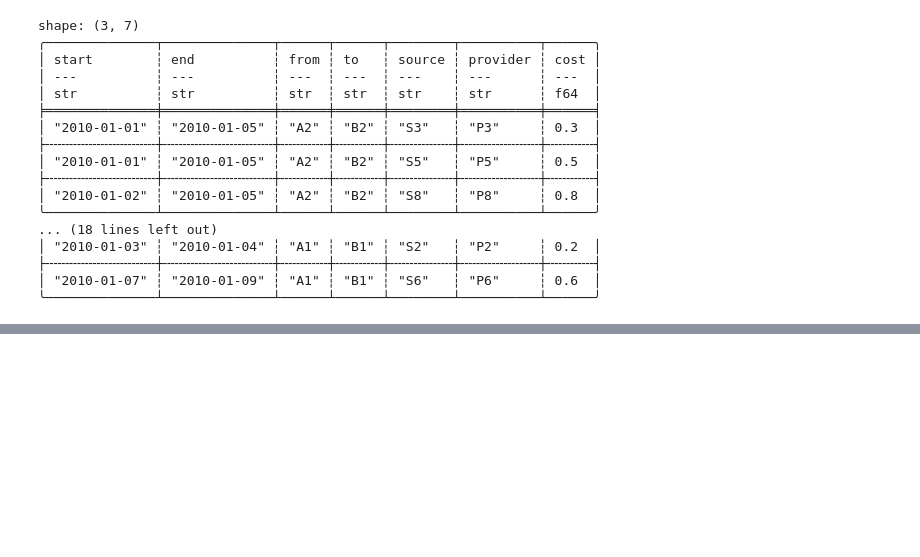
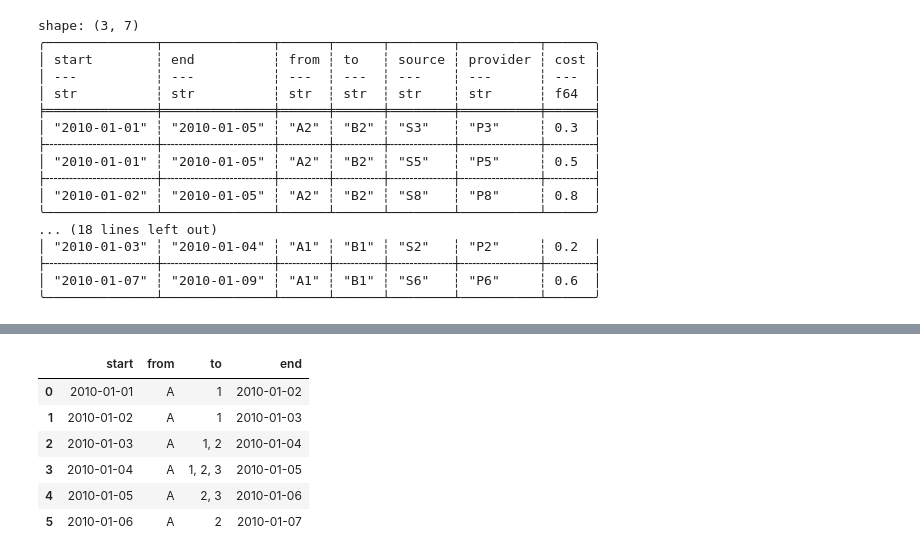
Before and after one commit to vietlq/interval-merging, a Jupyter notebook: Pandas-intervals.ipynb, the cells around one changed output, grey strips where cells are left out. Saved outputs shown, nothing was run; the diff lists cells and outputs as text; code cells hidden in the pictures; blank space fills up the shorter version.

```diff
--- a/Pandas-intervals.ipynb
+++ b/Pandas-intervals.ipynb
@@ -474,0 +557,4 @@ shape: (3, 7)
+# %%
+df11 = df10.groupby(["start", "from"]).agg({"to": ", ".join}).reset_index()
+
+df11
@@ -474,0 +569,12 @@ shape: (3, 7)
+# %%
+df11["end"] = df11["start"] + pd.Timedelta(days=1)
+
+df11
+# %% [output]
+|  | start | from | to | end |
+| 0 | 2010-01-01 | A | 1 | 2010-01-02 |
+| 1 | 2010-01-02 | A | 1 | 2010-01-03 |
+| 2 | 2010-01-03 | A | 1, 2 | 2010-01-04 |
+| 3 | 2010-01-04 | A | 1, 2, 3 | 2010-01-05 |
+| 4 | 2010-01-05 | A | 2, 3 | 2010-01-06 |
+| 5 | 2010-01-06 | A | 2 | 2010-01-07 |
```
Also changed, not shown: parts of 11 cells of this notebook.
